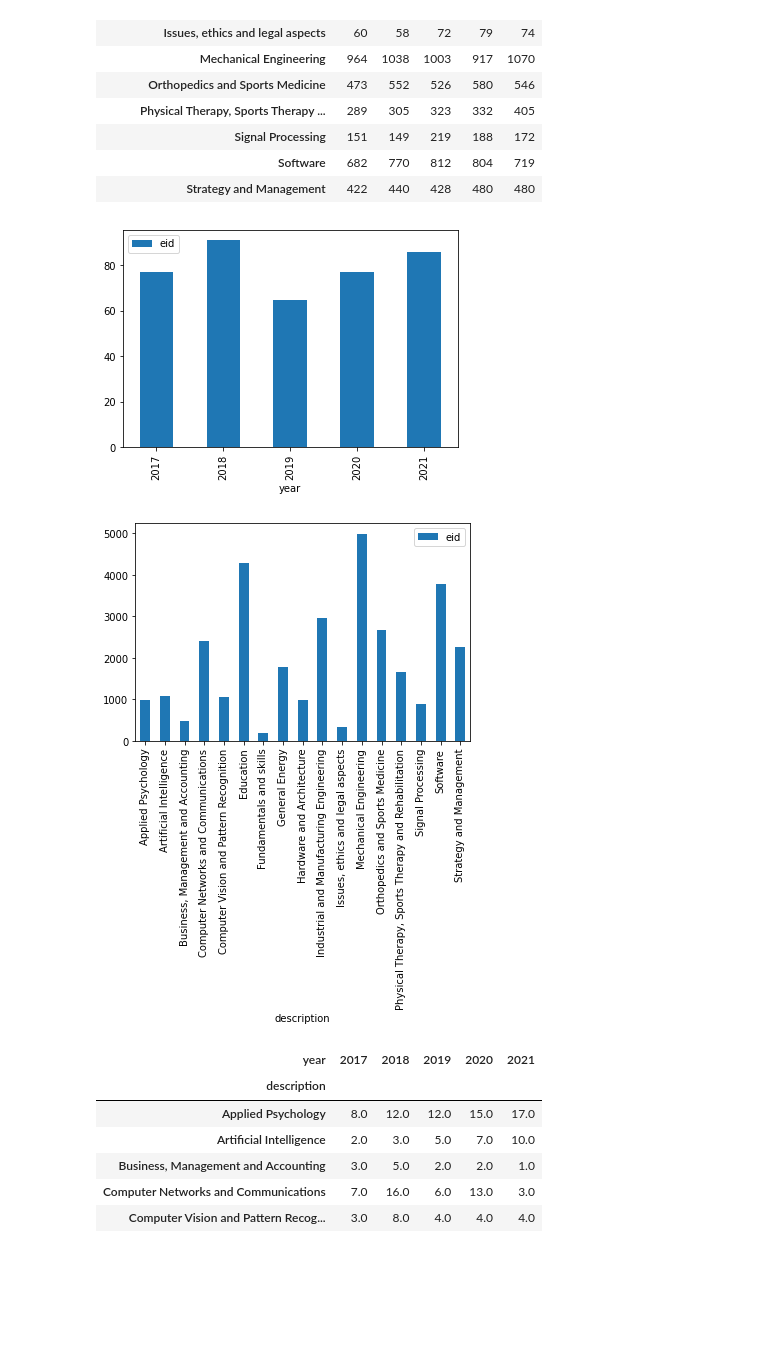
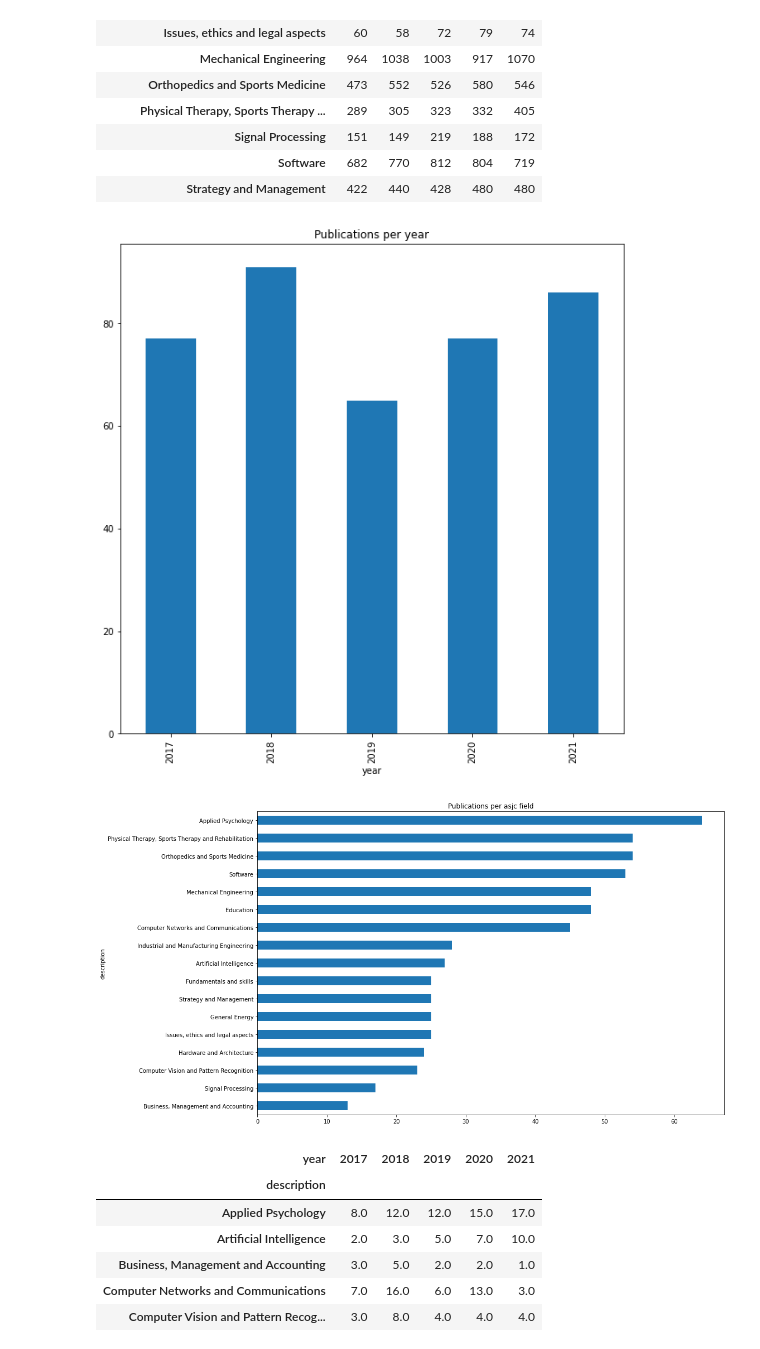
Before and after one commit to larkul/halmstad_univ_bibliometric_analysis, a Jupyter notebook: halmstad_univ_asjc_benchmark.ipynb, the cells around one changed output. Cells and saved outputs as stored; diff of their text form; code cells hidden in the pictures; blank space fills up the shorter version.

```diff
--- a/halmstad_univ_asjc_benchmark.ipynb
+++ b/halmstad_univ_asjc_benchmark.ipynb
@@ -78,13 +78,10 @@ yearly_pivot.to_excel('yearly_pivot.xlsx', index=False)
 | Strategy and Management | 422 | 440 | 428 | 480 | 480 |
 # %%
 # limit to data from Hamlmstad university (hh) ID in Scopus: 60022085 (for id:s to other organisations, see file: org_id_scopus.xlsx on GitHub)
-query = """
-
-SELECT*
+query = """SELECT*
            FROM asjc_all
            WHERE affiliations LIKE '%60022085%'
         """
-
 # Execute the query
 asjc_publ_hh = sqldf(query)
 asjc_publ_hh
@@ -94,19 +91,19 @@ asjc_publ_hh.to_excel('asjc_publications_hh.xlsx')
 # %%
 #group data by year (hh)
 by_year_hh = asjc_publ_hh.groupby(asjc_publ_hh.year)['eid'].nunique().reset_index()
-by_year_hh.plot(kind='bar', x='year')
+by_year_hh.plot(kind='bar', x='year', legend=None, title='Publications per year', figsize=(10, 10))
 #save to excel
 by_year_hh.to_excel('publications_per_year_hh.xlsx', index=False)
 # %% [output]
-[figure, old version]
+[figure, new version]
 # %%
 #group data by field
-by_field_hh = asjc_publ_hh.groupby(asjc_publ_hh.description)['eid'].count().reset_index()
-by_field.plot(kind='bar', x='description')
+by_field_hh = asjc_publ_hh.groupby(asjc_publ_hh.description)['eid'].count().reset_index().sort_values('eid')
+by_field_hh.plot(kind='barh', x='description', legend=None, title='Publications per asjc field', figsize=(15, 10))
 #save to excel
 by_field_hh.to_excel('publications_per_field_hh.xlsx', index=False)
 # %% [output]
-[figure, old version]
+[figure, new version]
 # %%
 # Yearly counts by asjc field (hh)
 yearly_counts = asjc_publ_hh.groupby(['year', 'description'])['eid'].count().reset_index()
```
Also changed, not shown: parts of 3 cells of this notebook.
